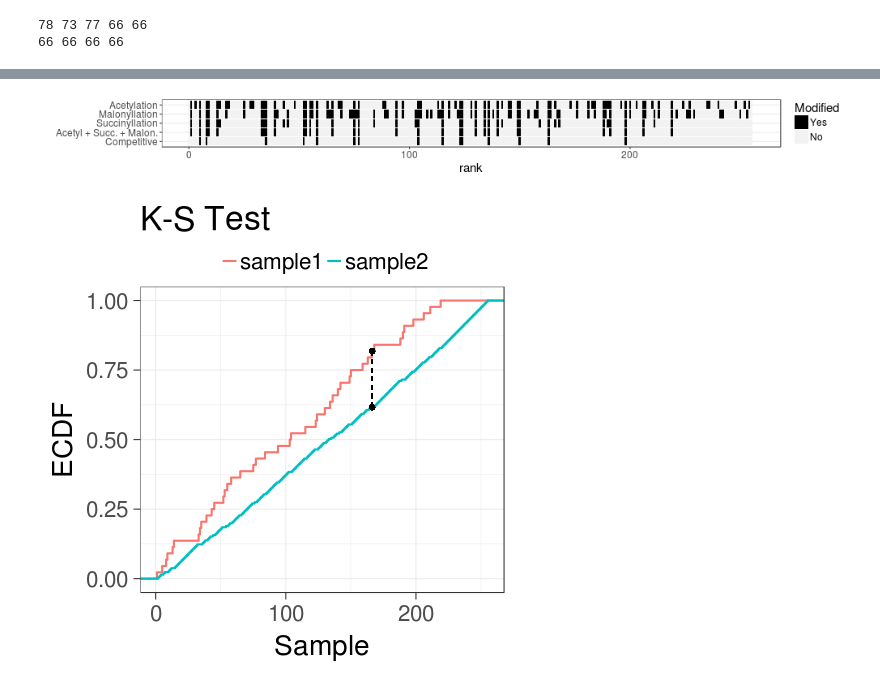
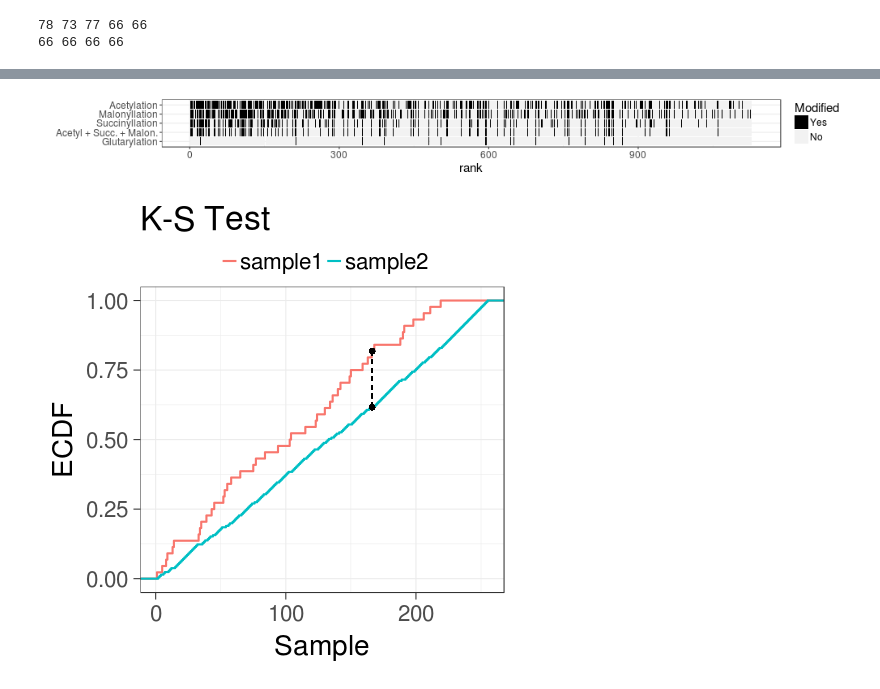
Before and after one commit to TomSmithCGAT/Lysine_mod, a Jupyter notebook: notebooks/Lysine_modification_table_parsing.ipynb, the cells around one changed output, grey strips where cells are left out. Drawn from its saved outputs; the diff is of its cells as text; code cells hidden in the pictures.

Commit message:
starts to separate out lysine enrichment analysis into smaller notebooks

```diff
--- a/notebooks/Lysine_modification_table_parsing.ipynb
+++ b/notebooks/Lysine_modification_table_parsing.ipynb
@@ -1079,7 +1138,7 @@ print(length(hg_all_hyperlopit))
 mm2hg = {y:x for x, y in zip(mm_all_hyperlopit, hg_all_hyperlopit)}
 
 ecadherin_df = pd.read_table(os.path.join(raw_base, 'ECadherin_interactome_glass.csv'), sep='\t')
-ecadherin_df = pd.read_table(os.path.join(raw_base, 'ECadherin_interactome.csv'), sep='\t')
+#ecadherin_df = pd.read_table(os.path.join(raw_base, 'ECadherin_interactome.csv'), sep='\t')
 mm_uniprot_ids = []
 
 for protein_ids in ecadherin_df['Protein IDs']:
@@ -1212,8 +1260,8 @@ tmp_ecadherin_all_df = ecadherin_df[ecadherin_df[['Mouse_uniprot_IDs']] %in% all
 
 run_ks_test = function(df, targets, background, plotfile='', modification=''){
 
-scores <- df$iBAQ.sum..Ctrl.EGTA.
-#scores <- df$X.iBAQ#.ALL.iBAQ.ALL.sum..100....
+#scores <- df$iBAQ.sum..Ctrl.EGTA.
+scores <- df$X.iBAQ#.ALL.iBAQ.ALL.sum..100....
 ranking <- rank(-scores, ties.method='first')
 
 
@@ -1279,15 +1327,15 @@ sets_glut <- run_ks_test(tmp_ecadherin_df, cyt_glut, cyt_all,
 sets_malon <- run_ks_test(tmp_ecadherin_df, cyt_malon, cyt_all,
                          '/home/FILESERVER5/proteomics/tss38/WT/Lysine_mod/plots.dir/ECDF_malon.png',
                          'Malonylation')
-sets_mod <- run_ks_test(tmp_ecadherin_df, cyt_all_mod, cyt_all,
-                         '/home/FILESERVER5/proteomics/tss38/WT/Lysine_mod/plots.dir/ECDF_all_mod.png',
-                         'All modifications')
-sets_comp <- run_ks_test(tmp_ecadherin_df, cyt_comp, cyt_all,
-                         '/home/FILESERVER5/proteomics/tss38/WT/Lysine_mod/plots.dir/ECDF_comp.png',
-                         'Competitve modifications')
-sets_cyt_gly <- run_ks_test(tmp_ecadherin_df, cyt_gly_succ, cyt_all,
-                         '/home/FILESERVER5/proteomics/tss38/WT/Lysine_mod/plots.dir/ECDF_cyt_gly_succ.png',
-                         'Glycolysis')
+#sets_mod <- run_ks_test(tmp_ecadherin_df, cyt_all_mod, cyt_all,
+#                         '/home/FILESERVER5/proteomics/tss38/WT/Lysine_mod/plots.dir/ECDF_all_mod.png',
+#                         'All modifications')
+#sets_comp <- run_ks_test(tmp_ecadherin_df, cyt_comp, cyt_all,
+#                         '/home/FILESERVER5/proteomics/tss38/WT/Lysine_mod/plots.dir/ECDF_comp.png',
+#                         'Competitve modifications')
+#sets_cyt_gly <- run_ks_test(tmp_ecadherin_df, cyt_gly_succ, cyt_all,
+#                         '/home/FILESERVER5/proteomics/tss38/WT/Lysine_mod/plots.dir/ECDF_cyt_gly_succ.png',
+#                         'Glycolysis')
 
 
 sets_acetyl <- run_ks_test(tmp_ecadherin_all_df, acetyl, all,
@@ -1306,11 +1354,11 @@ sets_malon <- run_ks_test(tmp_ecadherin_all_df, malon, all,
 sets_mod <- run_ks_test(tmp_ecadherin_all_df, all_mod, all,
                          '/home/FILESERVER5/proteomics/tss38/WT/Lysine_mod/plots.dir/ECDF_all_mod_all.png',
                          'All modifications (All)')
-sets_comp <- run_ks_test(tmp_ecadherin_all_df, comp, all,
-                         '/home/FILESERVER5/proteomics/tss38/WT/Lysine_mod/plots.dir/ECDF_comp_all.png',
-                         'Competitve modifications (All)')
-sets_cyt_gly <- run_ks_test(tmp_ecadherin_all_df, glycolytic_enzymes, all,
-                         '/home/FILESERVER5/proteomics/tss38/WT/Lysine_mod/plots.dir/ECDF_cyt_gly_succ_all.png',
-                         'Glycolysis (All)')
+#sets_comp <- run_ks_test(tmp_ecadherin_all_df, comp, all,
+#                         '/home/FILESERVER5/proteomics/tss38/WT/Lysine_mod/plots.dir/ECDF_comp_all.png',
+#                         'Competitve modifications (All)')
+#sets_cyt_gly <- run_ks_test(tmp_ecadherin_all_df, glycolytic_enzymes, all,
+#                         '/home/FILESERVER5/proteomics/tss38/WT/Lysine_mod/plots.dir/ECDF_cyt_gly_succ_all.png',
+#                         'Glycolysis (All)')
 # %% [output]
   warnings.warn(x, RRuntimeWarning)
@@ -1351,39 +1397,39 @@ df = data.frame('rank' = sets_succ[[1]], 'Modified' = 'Yes', modification='Succi
 df = rbind(df, data.frame('rank' = sets_succ[[2]], 'Modified' = 'No', modification='Succinyllation'))
 df = rbind(df, data.frame('rank' = sets_malon[[1]], 'Modified' = 'Yes', modification='Malonyllation'))
 df = rbind(df, data.frame('rank' = sets_malon[[2]], 'Modified' = 'No', modification='Malonyllation'))
-#df = rbind(df, data.frame('rank' = sets_glut[[1]], 'Modified' = 'Yes', modification='Glutarylation'))
-#df = rbind(df, data.frame('rank' = sets_glut[[2]], 'Modified' = 'No', modification='Glutarylation'))
+df = rbind(df, data.frame('rank' = sets_glut[[1]], 'Modified' = 'Yes', modification='Glutarylation'))
+df = rbind(df, data.frame('rank' = sets_glut[[2]], 'Modified' = 'No', modification='Glutarylation'))
 df = rbind(df, data.frame('rank' = sets_acetyl[[1]], 'Modified' = 'Yes', modification='Acetylation'))
 df = rbind(df, data.frame('rank' = sets_acetyl[[2]], 'Modified' = 'No', modification='Acetylation'))
 df = rbind(df, data.frame('rank' = sets_mod[[1]], 'Modified' = 'Yes', modification='Acetyl + Succ. + Malon.'))
 df = rbind(df, data.frame('rank' = sets_mod[[2]], 'Modified' = 'No', modification='Acetyl + Succ. + Malon.'))
-df = rbind(df, data.frame('rank' = sets_comp[[1]], 'Modified' = 'Yes', modification='Competitive'))
-df = rbind(df, data.frame('rank' = sets_comp[[2]], 'Modified' = 'No', modification='Competitive'))
+#df = rbind(df, data.frame('rank' = sets_comp[[1]], 'Modified' = 'Yes', modification='Competitive'))
+#df = rbind(df, data.frame('rank' = sets_comp[[2]], 'Modified' = 'No', modification='Competitive'))
 #df = rbind(df, data.frame('rank' = sets_cyt_gly[[1]], 'Modified' = 'Yes',
 #                          modification='Succinyllated\nglycolysis enzymes'))
 #df = rbind(df, data.frame('rank' = sets_cyt_gly[[2]], 'Modified' = 'No',
 #                          modification='Succinyllated\nglycolysis enzymes'))
 
 
 df$modification = factor(
     df$modification, levels = c(
         'Succinyllated\nglycolysis enzymes', 'Glutarylation', 'Competitive', 'Acetyl + Succ. + Malon.',
         'Succinyllation', 'Malonyllation', 'Acetylation'))
 
 p = ggplot(df, aes(x=rank, y=modification, fill=Modified)) +
 geom_tile(height=.9) +
 ylab("") +
 scale_fill_manual(values=c('black', 'grey95')) +
 theme_bw() +
 theme(
 text = element_text(size=15))
 
 print(p)
 
 ggsave('/home/FILESERVER5/proteomics/tss38/WT/Lysine_mod/plots.dir/modification_ranks_in_cadherin_interactome.png',
       width=8, height=2)
 # %% [output]
-[figure, old version]
+[figure, new version]
 # %%
 %%R
 library(ggplot2)
```
Also changed, not shown: parts of 34 cells of this notebook, 4 other files.
